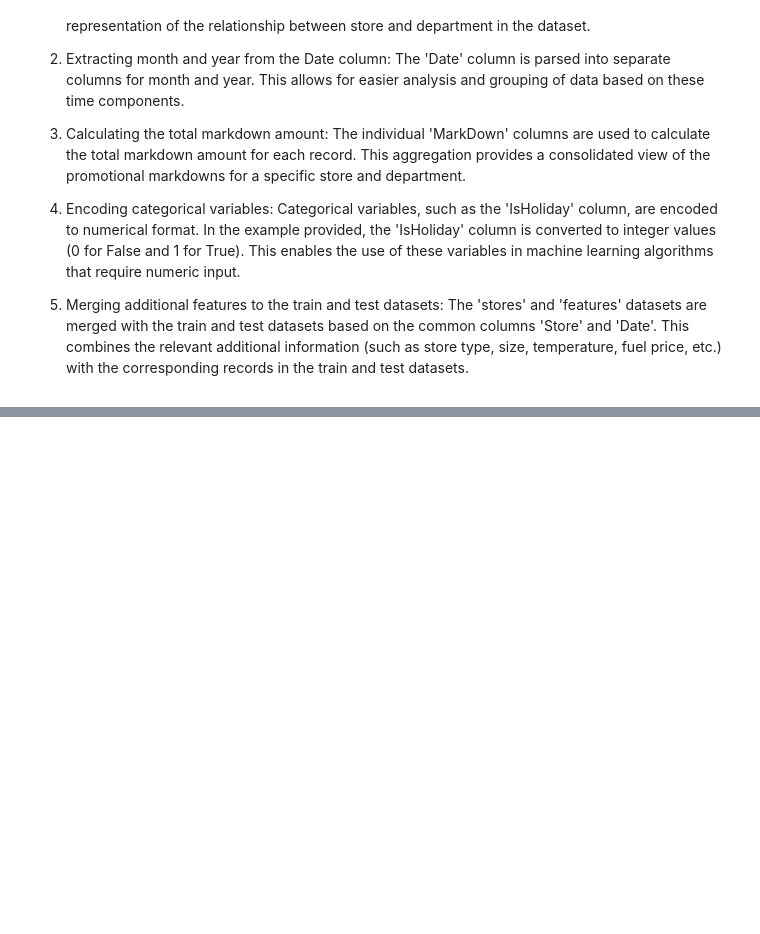
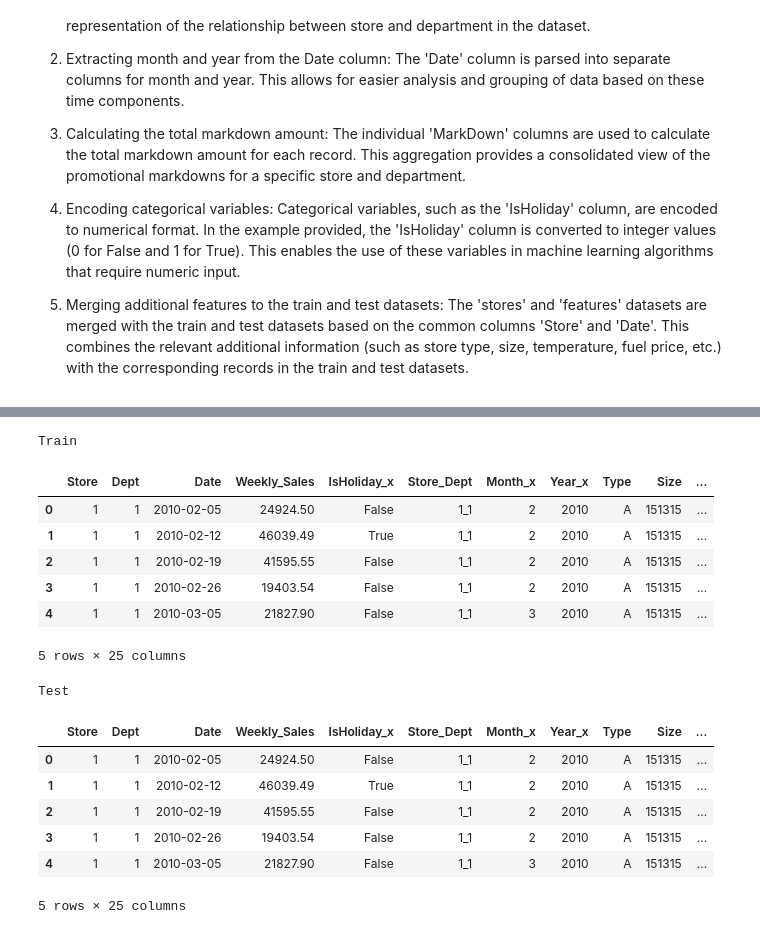
Before and after one commit to arduinto/SalesForecasting, a Jupyter notebook: SalesForecasting.ipynb, the cells around one changed output, grey strips where cells are left out. Drawn from its saved outputs; the diff is of its cells as text; code cells hidden in the pictures; blank space fills up the shorter version.

```diff
--- a/SalesForecasting.ipynb
+++ b/SalesForecasting.ipynb
@@ -182,0 +168,10 @@ test['Store_Dept'] = test['Store'].astype(str) + '_' + test['Dept'].astype(str)
+# %%
+# Extract month and year from the Date Column
+train['Month'] = pd.to_datetime(train['Date']).dt.month
+train['Year'] = pd.to_datetime(train['Date']).dt.year
+
+test['Month'] = pd.to_datetime(test['Date']).dt.month
+test['Year'] = pd.to_datetime(test['Date']).dt.year
+
+features['Month'] = pd.to_datetime(features['Date']).dt.month
+features['Year'] = pd.to_datetime(features['Date']).dt.year
@@ -182,0 +186,5 @@ test['Store_Dept'] = test['Store'].astype(str) + '_' + test['Dept'].astype(str)
+# %%
+# Encode categorical variables
+# Example: One-hot encoding for store types
+store_type_dummies = pd.get_dummies(stores['Type'], prefix='Store_Type', drop_first=True)
+stores = pd.concat([stores, store_type_dummies], axis=1)
@@ -182,0 +198,22 @@ test['Store_Dept'] = test['Store'].astype(str) + '_' + test['Dept'].astype(str)
+# %%
+print('Train')
+display(train.head())
+print('Test')
+display(test.head())
+# %% [output]
+Train
+|  | Store | Dept | Date | Weekly_Sales | IsHoliday_x | Store_Dept | Month_x | Year_x | Type | Size | ... |
+| 0 | 1 | 1 | 2010-02-05 | 24924.50 | False | 1_1 | 2 | 2010 | A | 151315 | ... |
+| 1 | 1 | 1 | 2010-02-12 | 46039.49 | True | 1_1 | 2 | 2010 | A | 151315 | ... |
+| 2 | 1 | 1 | 2010-02-19 | 41595.55 | False | 1_1 | 2 | 2010 | A | 151315 | ... |
+| 3 | 1 | 1 | 2010-02-26 | 19403.54 | False | 1_1 | 2 | 2010 | A | 151315 | ... |
+| 4 | 1 | 1 | 2010-03-05 | 21827.90 | False | 1_1 | 3 | 2010 | A | 151315 | ... |
+5 rows × 25 columns
+Test
+|  | Store | Dept | Date | Weekly_Sales | IsHoliday_x | Store_Dept | Month_x | Year_x | Type | Size | ... |
+| 0 | 1 | 1 | 2010-02-05 | 24924.50 | False | 1_1 | 2 | 2010 | A | 151315 | ... |
+| 1 | 1 | 1 | 2010-02-12 | 46039.49 | True | 1_1 | 2 | 2010 | A | 151315 | ... |
+| 2 | 1 | 1 | 2010-02-19 | 41595.55 | False | 1_1 | 2 | 2010 | A | 151315 | ... |
+| 3 | 1 | 1 | 2010-02-26 | 19403.54 | False | 1_1 | 2 | 2010 | A | 151315 | ... |
+| 4 | 1 | 1 | 2010-03-05 | 21827.90 | False | 1_1 | 3 | 2010 | A | 151315 | ... |
+5 rows × 25 columns
```
Also changed, not shown: parts of 13 cells of this notebook.
